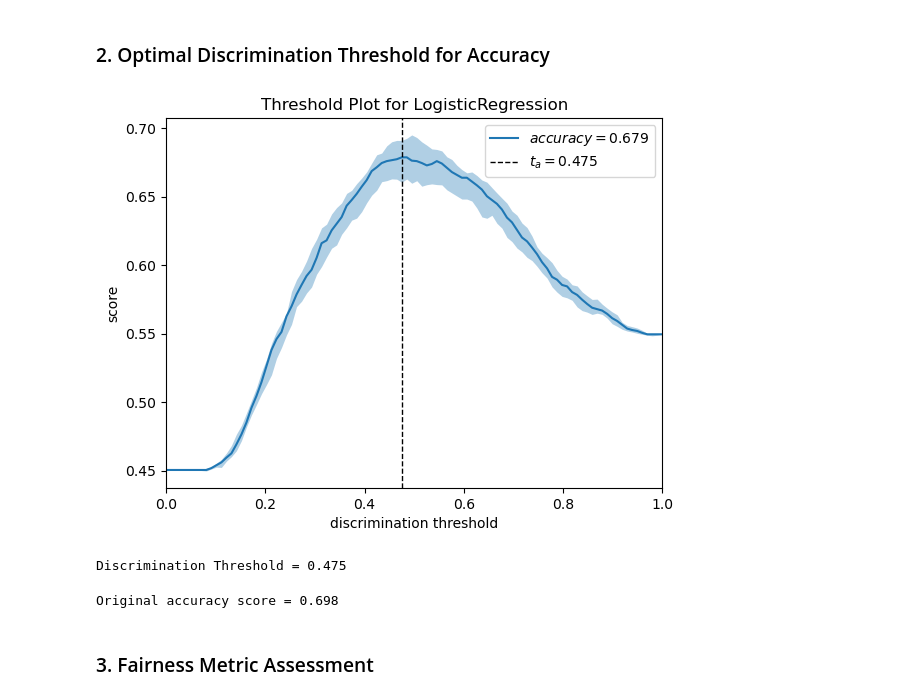
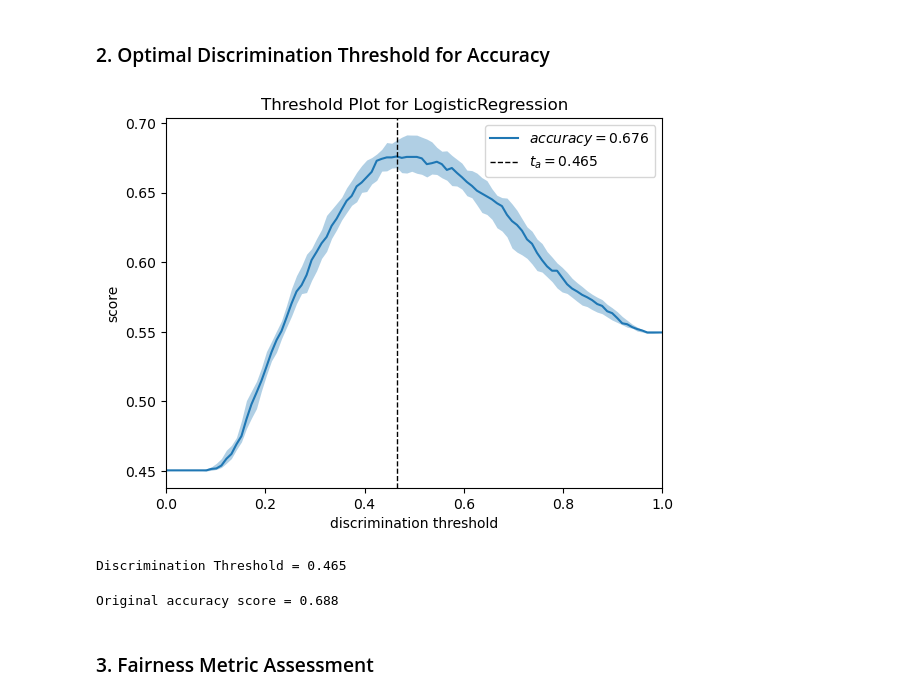
Before and after one commit to EqualityAI/EqualityML, a Jupyter notebook: notebooks/threshold-accuracy.ipynb, the cells around one changed output. Saved outputs shown, nothing was run; the diff lists cells and outputs as text; code cells hidden in the pictures.

```diff
--- a/notebooks/threshold-accuracy.ipynb
+++ b/notebooks/threshold-accuracy.ipynb
@@ -71,15 +72,16 @@ training_data = pd.concat([X_train, y_train], axis=1)
 # %%
 # Discrimination Threshold
 threshold = discrimination_threshold(orig_ml_model,
                                      pd.concat([training_data, testing_data]),
                                      target_var,
                                      decision_maker=['accuracy', 'max'],
                                      metrics=['accuracy'],
-                                     show=True)
+                                     show=True,
+                                     random_seed=random_seed)
 print(f"Discrimination Threshold = {threshold:.3f}")
 # %% [output]
-[figure, old version]
+[figure, new version]
-Discrimination Threshold = 0.475
+Discrimination Threshold = 0.465
 # %%
 orig_acc_score = binary_threshold_score(orig_ml_model,
                                         X_test,
@@ -88,7 +90,7 @@ orig_acc_score = binary_threshold_score(orig_ml_model,
                                         threshold=threshold)
 print(f"Original accuracy score = {orig_acc_score:.3f}")
 # %% [output]
-Original accuracy score = 0.698
+Original accuracy score = 0.688
 # %% [markdown]
 ### 3. Fairness Metric Assessment
 # %%
```
Also changed, not shown: parts of 12 cells of this notebook, 3 other files.
